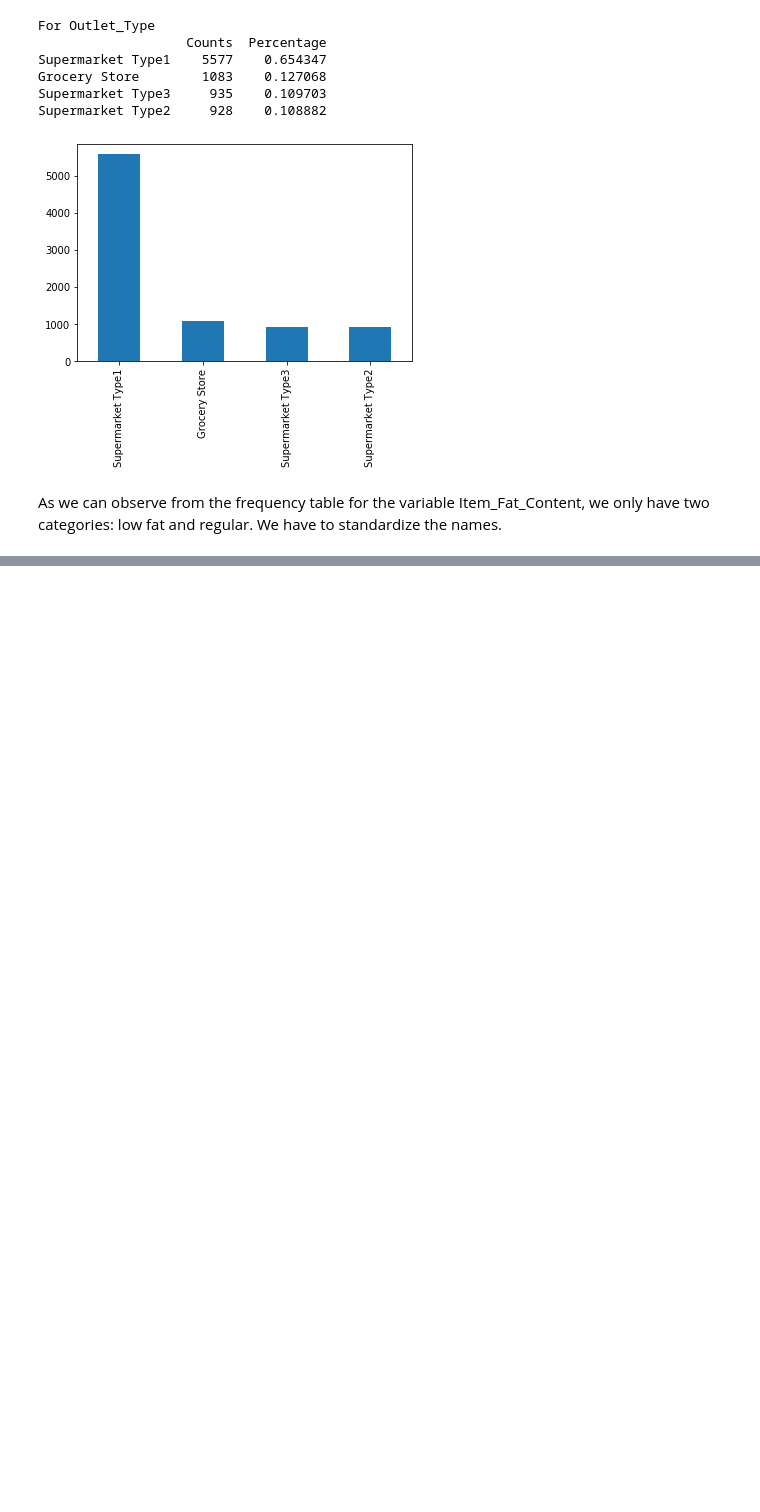
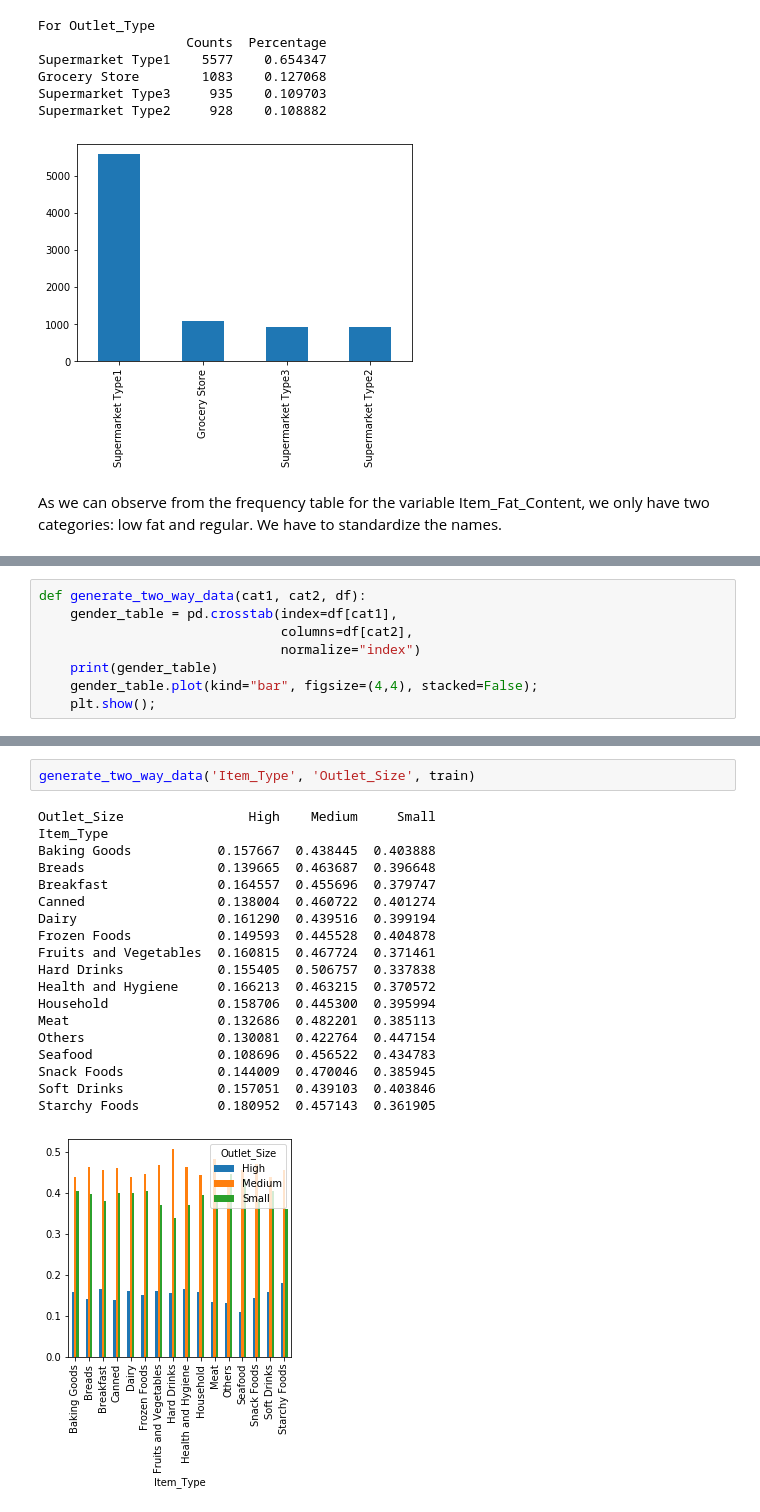
Before and after one commit to ibacaraujo/learning-path-data-scientist, a Jupyter notebook: big_mart_sales.ipynb, the cells around one changed output, grey strips where cells are left out. Drawn from its saved outputs; the diff is of its cells as text; blank space fills up the shorter version.

Commit message:
Conclude data exploration

```diff
--- a/big_mart_sales.ipynb
+++ b/big_mart_sales.ipynb
@@ -237,0 +272,8 @@ As we can observe from the frequency table for the variable Item_Fat_Content, we
+# %%
+def generate_two_way_data(cat1, cat2, df):
+    gender_table = pd.crosstab(index=df[cat1],
+                               columns=df[cat2],
+                               normalize="index")
+    print(gender_table)
+    gender_table.plot(kind="bar", figsize=(4,4), stacked=False);
+    plt.show();
@@ -237,0 +293,22 @@ As we can observe from the frequency table for the variable Item_Fat_Content, we
+# %%
+generate_two_way_data('Item_Type', 'Outlet_Size', train)
+# %% [output]
+Outlet_Size                High    Medium     Small
+Item_Type
+Baking Goods           0.157667  0.438445  0.403888
+Breads                 0.139665  0.463687  0.396648
+Breakfast              0.164557  0.455696  0.379747
+Canned                 0.138004  0.460722  0.401274
+Dairy                  0.161290  0.439516  0.399194
+Frozen Foods           0.149593  0.445528  0.404878
+Fruits and Vegetables  0.160815  0.467724  0.371461
+Hard Drinks            0.155405  0.506757  0.337838
+Health and Hygiene     0.166213  0.463215  0.370572
+Household              0.158706  0.445300  0.395994
+Meat                   0.132686  0.482201  0.385113
+Others                 0.130081  0.422764  0.447154
+Seafood                0.108696  0.456522  0.434783
+Snack Foods            0.144009  0.470046  0.385945
+Soft Drinks            0.157051  0.439103  0.403846
+Starchy Foods          0.180952  0.457143  0.361905
+[figure, added]
```
Also changed, not shown: parts of 35 cells of this notebook.
